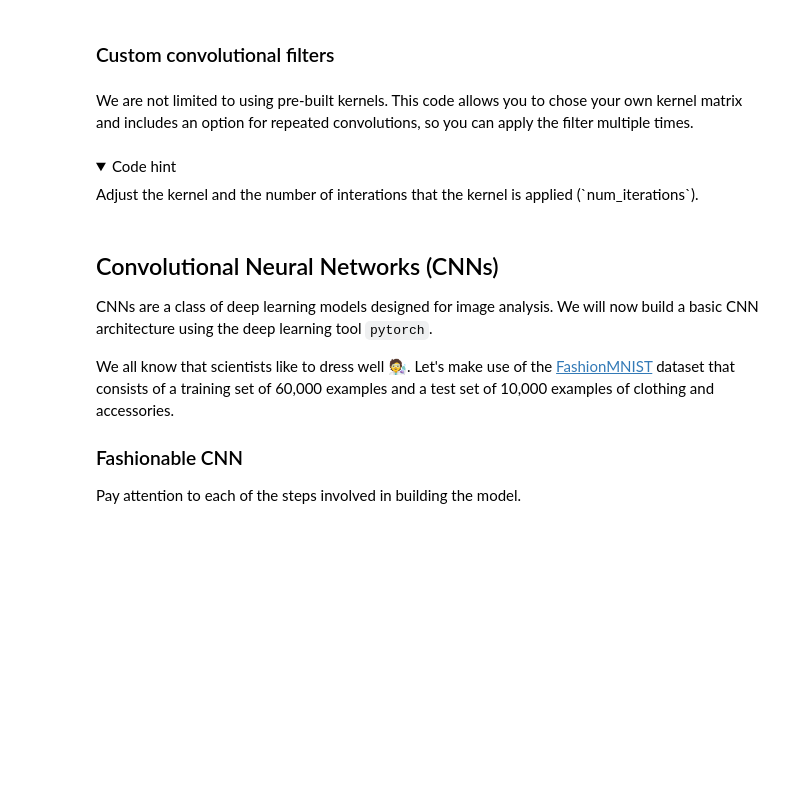
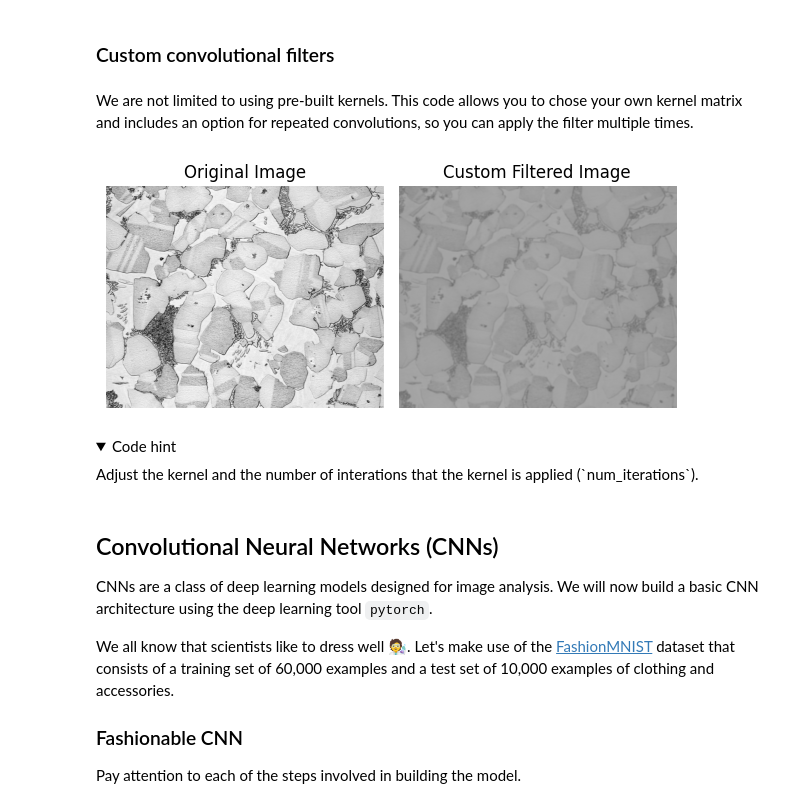
Before and after one commit to AyhamSaffar/ICL_AI_Course, a Jupyter notebook: Exercises/Lecture6.ipynb, the cells around one changed output. Saved outputs shown, nothing was run; the diff lists cells and outputs as text; code cells hidden in the pictures; folded sections open; blank space fills up the shorter version.

```diff
--- a/Exercises/Lecture6.ipynb
+++ b/Exercises/Lecture6.ipynb
@@ -277,37 +294,39 @@ image_url = "https://upload.wikimedia.org/wikipedia/commons/5/5e/AlubronzeCuAl20
 #image_url = "https://upload.wikimedia.org/wikipedia/en/5/5f/Original_Doge_meme.jpg"
 image = io.imread(image_url)
 gray_image = color.rgb2gray(image)
 
 # Define a larger custom kernel for more noticeable effect
-custom_kernel = np.array([[-2, -1, 0],
-                          [-1, 1, 1],
-                          [0, 1, 2]])
+custom_kernel = np.array([[0, -1, 0],
+                          [-1, 2, -1],
+                          [0, -1, 0]])
 
 # Normalise the kernel to sum to 1
 custom_kernel = custom_kernel / np.sum(custom_kernel)
 
 # Apply custom kernel using convolution
-num_iterations = 1 # Number of times to apply the convolution
+num_iterations = 3 # Number of times to apply the convolution
 
 custom_filtered = gray_image.copy()
 for _ in range(num_iterations):
     custom_filtered = convolve(custom_filtered, custom_kernel)
 
 # Plot the original and filtered images
 plt.figure(figsize=(6, 6))
 
 plt.subplot(1, 2, 1)
 plt.imshow(gray_image, cmap='gray')
 plt.title('Original Image')
 plt.axis('off')
 
 plt.subplot(1, 2, 2)
 plt.imshow(custom_filtered, cmap='gray')
 plt.title('Custom Filtered Image')
 plt.axis('off')
 
 plt.tight_layout()
 plt.show()
+# %% [output]
+[figure, added]
 # %% [markdown]
 <details>
 <summary> Code hint </summary>
```
Also changed, not shown: parts of 19 cells of this notebook, 10 other files.
